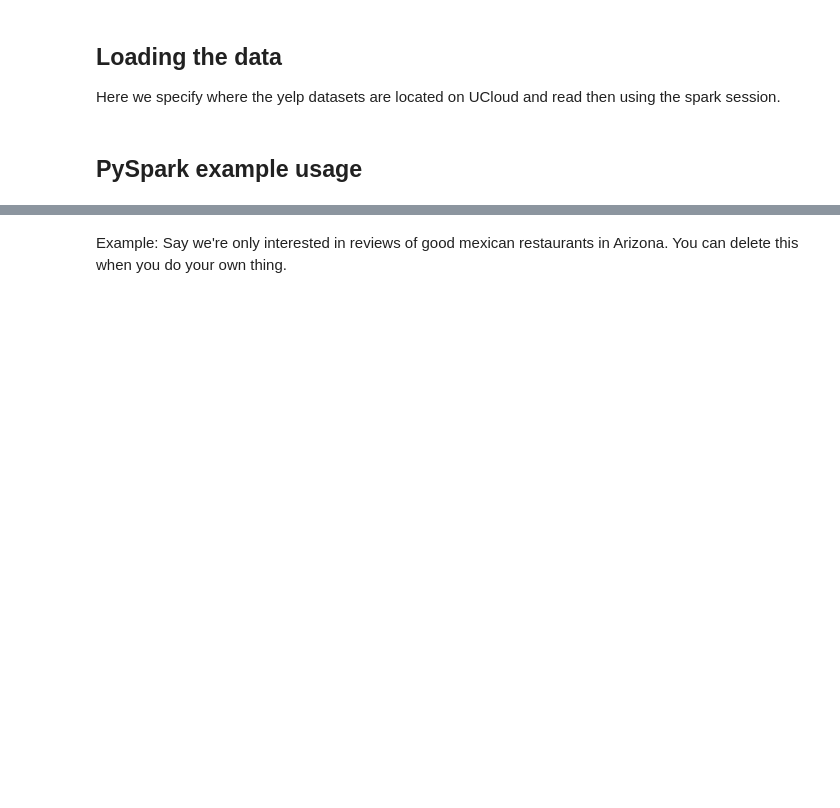
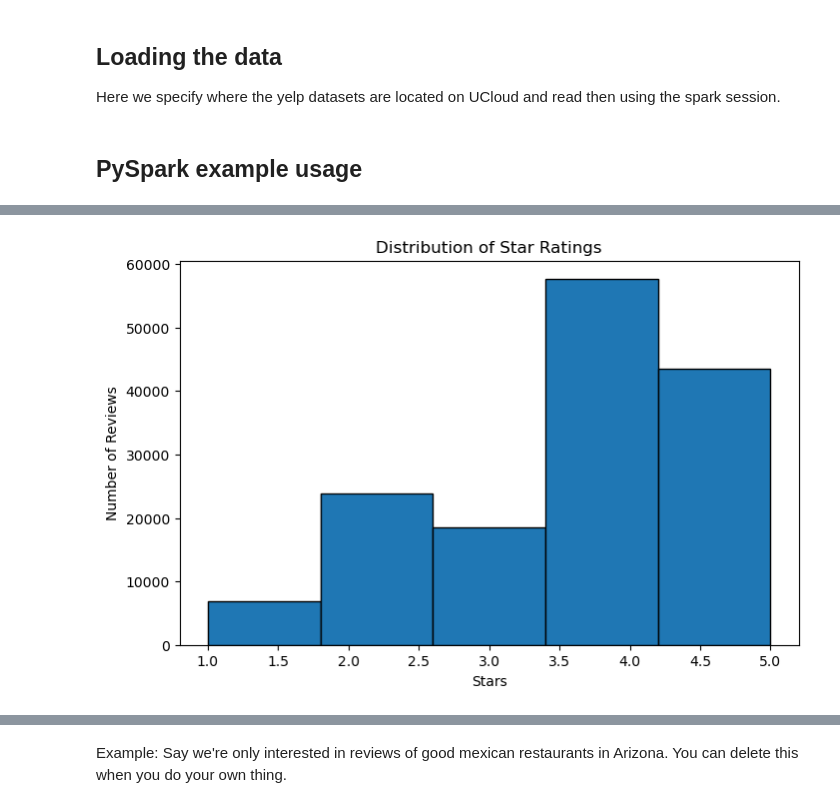
Before and after one commit to const5craciun/spark_tests, a Jupyter notebook: spark_queries_template.ipynb, the cells around one changed output, grey strips where cells are left out. Cells and saved outputs as stored; diff of their text form; code cells hidden in the pictures; blank space fills up the shorter version.

```diff
--- a/spark_queries_template.ipynb
+++ b/spark_queries_template.ipynb
@@ -165,0 +303,11 @@ reviews.count()
+# %%
+reviews_pd = business.select("stars").dropna().toPandas()
+
+plt.figure(figsize=(8,5))
+plt.hist(reviews_pd["stars"], bins=5, edgecolor="k")  # 1 bin per star
+plt.title("Distribution of Star Ratings")
+plt.xlabel("Stars")
+plt.ylabel("Number of Reviews")
+plt.show()
+# %% [output]
+[figure, added]
```
Also changed, not shown: parts of 16 cells of this notebook, 3 other files.
